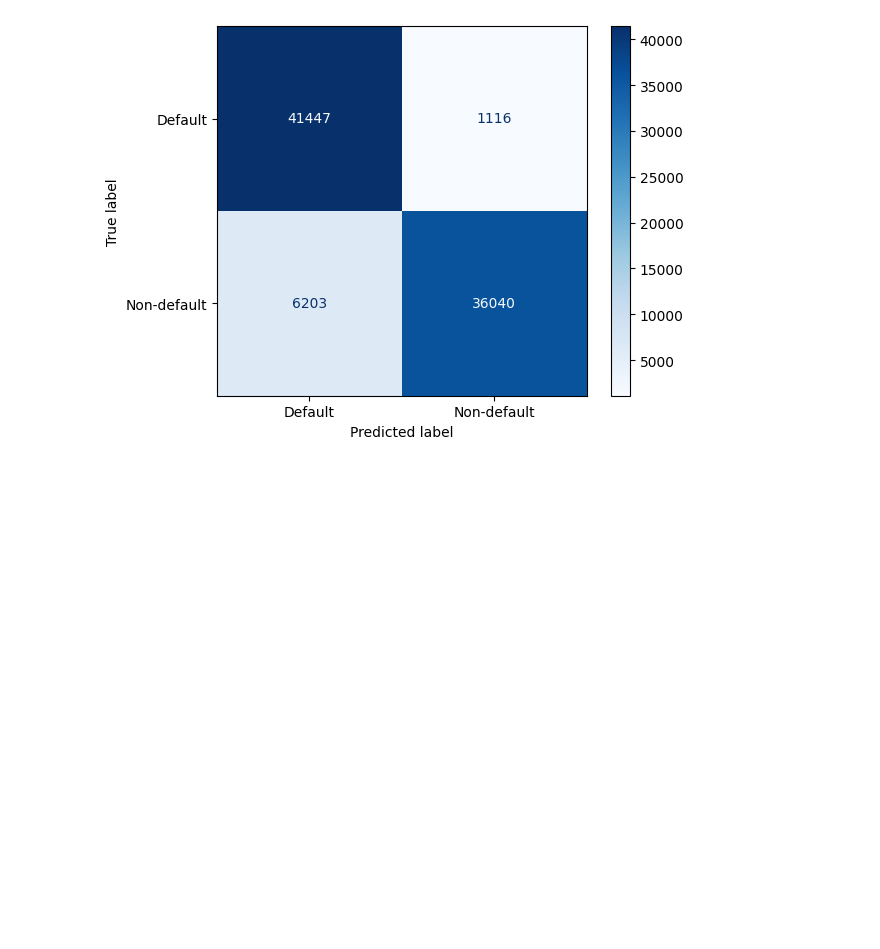
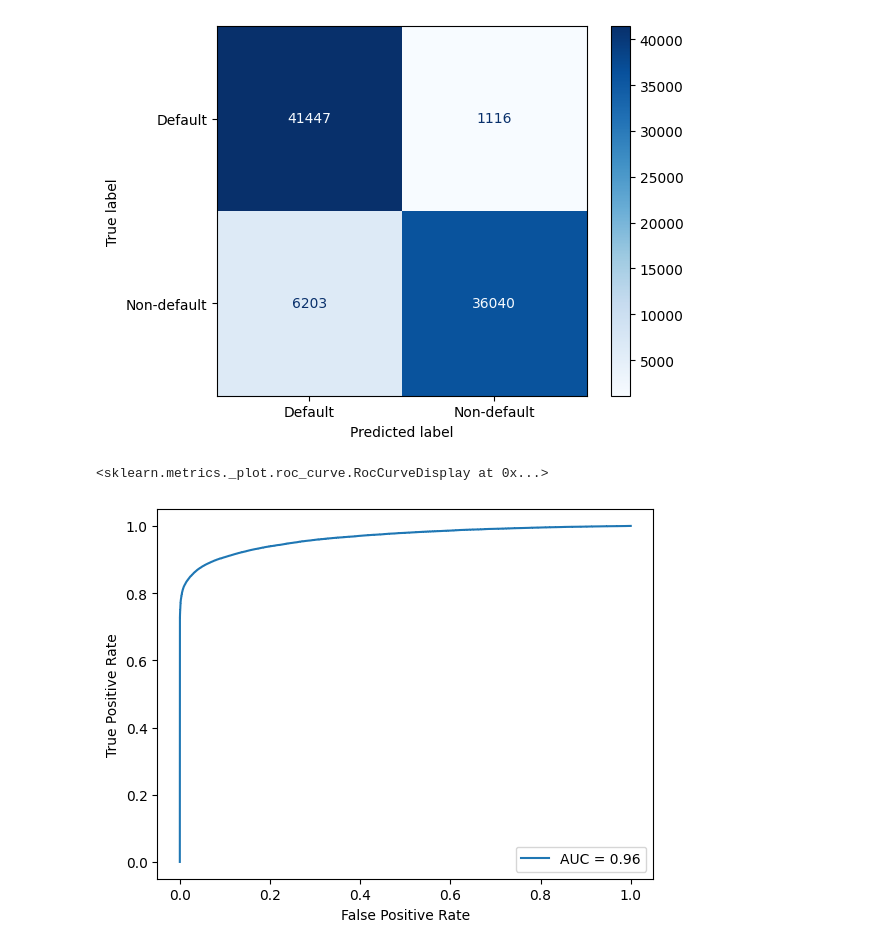
Before and after one commit to JackGreenaway/final_project, a Jupyter notebook: results/model_nn_evaluate.ipynb, the cells around one changed output. Drawn from its saved outputs; the diff is of its cells as text; code cells hidden in the pictures; blank space fills up the shorter version.

```diff
--- a/results/model_evaluate.ipynb
+++ b/results/model_nn_evaluate.ipynb
@@ -36,7 +38,7 @@ x_scaled.shape, y.shape
 ((84806, 120), (84806, 1))
 # %%
 # load trained model
-model = tf.keras.models.load_model(r"../models/BayOpt_v1.01")
+model = keras.models.load_model(r"../models/BayOpt_v1.01")
 # %%
 y_pred = model.predict(x_scaled)
 # %% [output]
@@ -74,8 +76,8 @@ print(f"Recall: {'%.3f' % recall}")
 f1 = f1_score(y_results["y_true"], y_results["y_pred"])
 print(f"F1_score: {'%.3f' % f1}")
 
-auc = roc_auc_score(y_results["y_true"], y_results["y_pred"])
-print(f"AUC_score: {'%.3f' % auc}")
+auc_result = roc_auc_score(y_results["y_true"], y_results["y_pred"])
+print(f"AUC_score: {'%.3f' % auc_result}")
 
 # print(classification_report(y_results["y_true"], y_results["y_pred"]))
 # %% [output]
@@ -95,3 +97,12 @@ disp.plot(cmap=plt.cm.Blues)
 # %% [output]
 <sklearn.metrics._plot.confusion_matrix.ConfusionMatrixDisplay at 0x...>
 [figure]
+# %%
+fpr, tpr, threshold = roc_curve(y_results["y_true"], y_pred)
+roc_auc = auc(fpr, tpr)
+
+disp = RocCurveDisplay(fpr=fpr, tpr=tpr, roc_auc=roc_auc)
+disp.plot()
+# %% [output]
+<sklearn.metrics._plot.roc_curve.RocCurveDisplay at 0x...>
+[figure, added]
```
Also changed, not shown: parts of 2 cells of this notebook, 9 other files.
